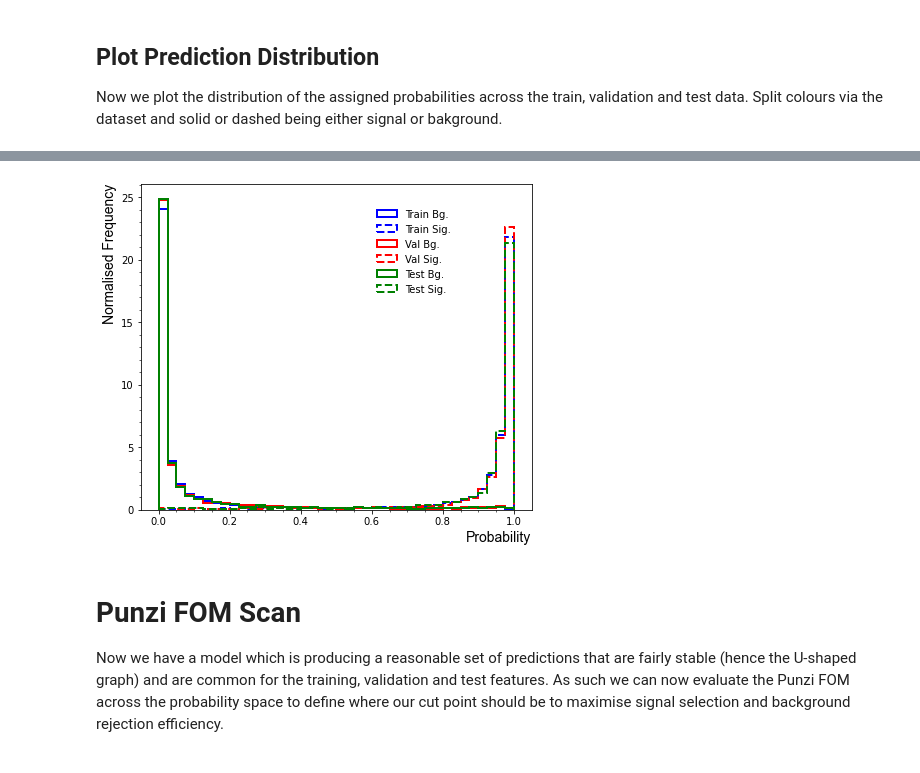
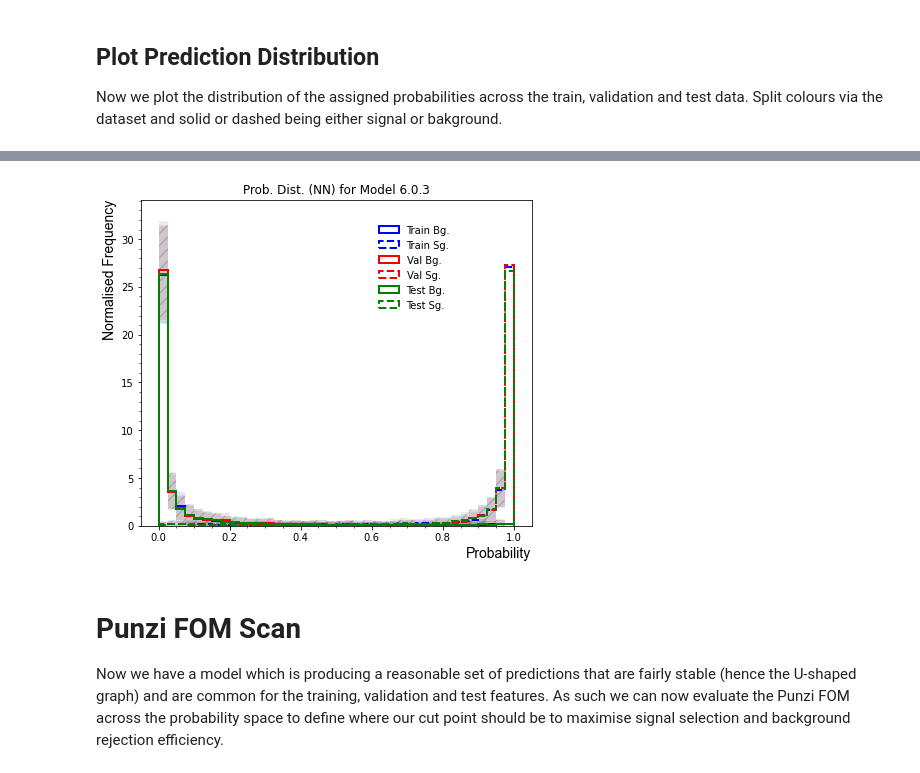
Before and after one commit to ChandlerKenworthy/Y4RareDecayProject, a Jupyter notebook: neural_network/model_analysis.ipynb, the cells around one changed output, grey strips where cells are left out. Cells and saved outputs as stored; diff of their text form; code cells hidden in the pictures.

```diff
--- a/neural_network/model_analysis.ipynb
+++ b/neural_network/model_analysis.ipynb
@@ -8,6 +13,5 @@ import sys
 sys.path.append('../')
 from dataflow import Flow
 # %%
-version = "5.0.6"
-fname = f'preselected_feat_v{version}_equalRatio_restrictedSideband'
-# Change this!
+version = "6.0.3"
+fname = f'../data_files/{version}'
@@ -14,3 +20,3 @@ fname = f'preselected_feat_v{version}_equalRatio_restrictedSideband'
 # %%
-data = Flow(None, None, None, csv_path=f'csv/{fname}.csv')
+data = Flow(None, None, None, csv_path=f'{fname}.csv')
 df = data.get_combined_data()
@@ -117,7 +131,7 @@ def run_all(data, version):
     # Give it a list of data objects
     (X_train, y_train), (X_val, y_val), (X_test, y_test) = data.get_train_val_test_split()
     model = compile_model((X_train.shape[1],))
-    fit_model(model, (X_train, y_train), (X_val, y_val), f'{version}', callbacks=custom_callbacks)
+    #fit_model(model, (X_train, y_train), (X_val, y_val), f'{version}', callbacks=custom_callbacks)
     plot_history(f'{version}', f'../images/NeuralNetwork/train_history/{version}.png', off=True)
     history = pickle.load(open(f'train_history/v{version}', "rb"))
     roc_curve(history, y_train, y_val, mversion=f'{version}', savefig=f'../images/NeuralNetwork/train_history/{version}_roc.png', off=True, excl_epochs=5)
@@ -169,33 +172,32 @@ trainb = model.predict(X_train_bg)
 # %%
-import numpy as np
-from matplotlib.ticker import AutoMinorLocator
+sets = [(trainb, trains), (valb, vals), (testb, tests)]
+bins = np.linspace(0, 1, 41)
+bin_centres = 0.5*(bins[1:] + bins[:-1])
+fonts = {'fontname':'Arial'}
+labs = ['Train', 'Val', 'Test']
+colors = ['b', '#f40000', '#008000']
 
-bins = np.linspace(0, 1, 41)
 fig, ax = plt.subplots(1, 1, figsize=(7, 6))
+fig.patch.set_facecolor('#FFFFFF')
 ax.xaxis.set_minor_locator(AutoMinorLocator())
 ax.yaxis.set_minor_locator(AutoMinorLocator())
+for i, set in enumerate(sets):
 
-fonts = {'fontname':'Arial'}
+    ftb = ax.hist(set[0], bins=bins, histtype='step', label=f'{labs[i]} Bg.', density=True, color=colors[i], linewidth=2)[0]
+    fts = ax.hist(set[1], bins=bins, histtype='step', label=f'{labs[i]} Sg.', density=True, linestyle='dashed', color=colors[i], linewidth=2)[0]
 
-ax.hist(trainb, bins=bins, histtype='step', label='Train Bg.', density=True, color='b', linewidth=2)
-ax.hist(trains, bins=bins, histtype='step', label='Train Sig.', density=True, linestyle='dashed', color='b', linewidth=2)
+    ax.fill_between(bins[:-1], ftb-np.sqrt(ftb), ftb+np.sqrt(ftb), alpha=0.1, color=colors[i], edgecolor=None, step='post', hatch='//')
+    ax.fill_between(bins[:-1], fts-np.sqrt(fts), fts+np.sqrt(fts), alpha=0.1, color=colors[i], edgecolor=None, step='post', hatch='//')
 
-ax.hist(valb, bins=bins, histtype='step', label='Val Bg.', density=True, color='r', linewidth=2)
-ax.hist(vals, bins=bins, histtype='step', label='Val Sig.', density=True, linestyle='dashed', color='r', linewidth=2)
-
-ax.hist(testb, bins=bins, histtype='step', label='Test Bg.', density=True, color='g', linewidth=2)
-ax.hist(tests, bins=bins, histtype='step', label='Test Sig.', density=True, linestyle='dashed', color='g', linewidth=2)
-
+ax.set_ylim(bottom=0)
 plt.ylabel('Normalised Frequency', horizontalalignment='right', y=1.0, fontsize=14, **fonts)
 plt.xlabel('Probability', horizontalalignment='right', x=1.0, fontsize=14, **fonts)
+plt.title(f'Prob. Dist. (NN) for Model {version}')
 plt.legend(loc='upper center', bbox_to_anchor=(0.7, 0.95), ncol=1, fancybox=False, shadow=True, frameon=False)
-plt.savefig(f'../images/NeuralNetwork/train_history/{version}_prob_dist.png')
+plt.savefig(f'../images/NeuralNetwork/prob_dists/{version}_prob_dist.png')
 plt.show()
-
-# GREEN = #008000 (BACKGROUND)
-# RED = #f40000 (SIGNAL)
 # %% [output]
-[figure, old version]
+[figure, new version]
 # %% [markdown]
 # Punzi FOM Scan
 Now we have a model which is producing a reasonable set of predictions that are fairly stable (hence the U-shaped graph) and are common for the training, validation and test features. As such we can now evaluate the Punzi FOM across the probability space to define where our cut point should be to maximise signal selection and background rejection efficiency.
```
Also changed, not shown: parts of 8 cells of this notebook, 8 other files.
